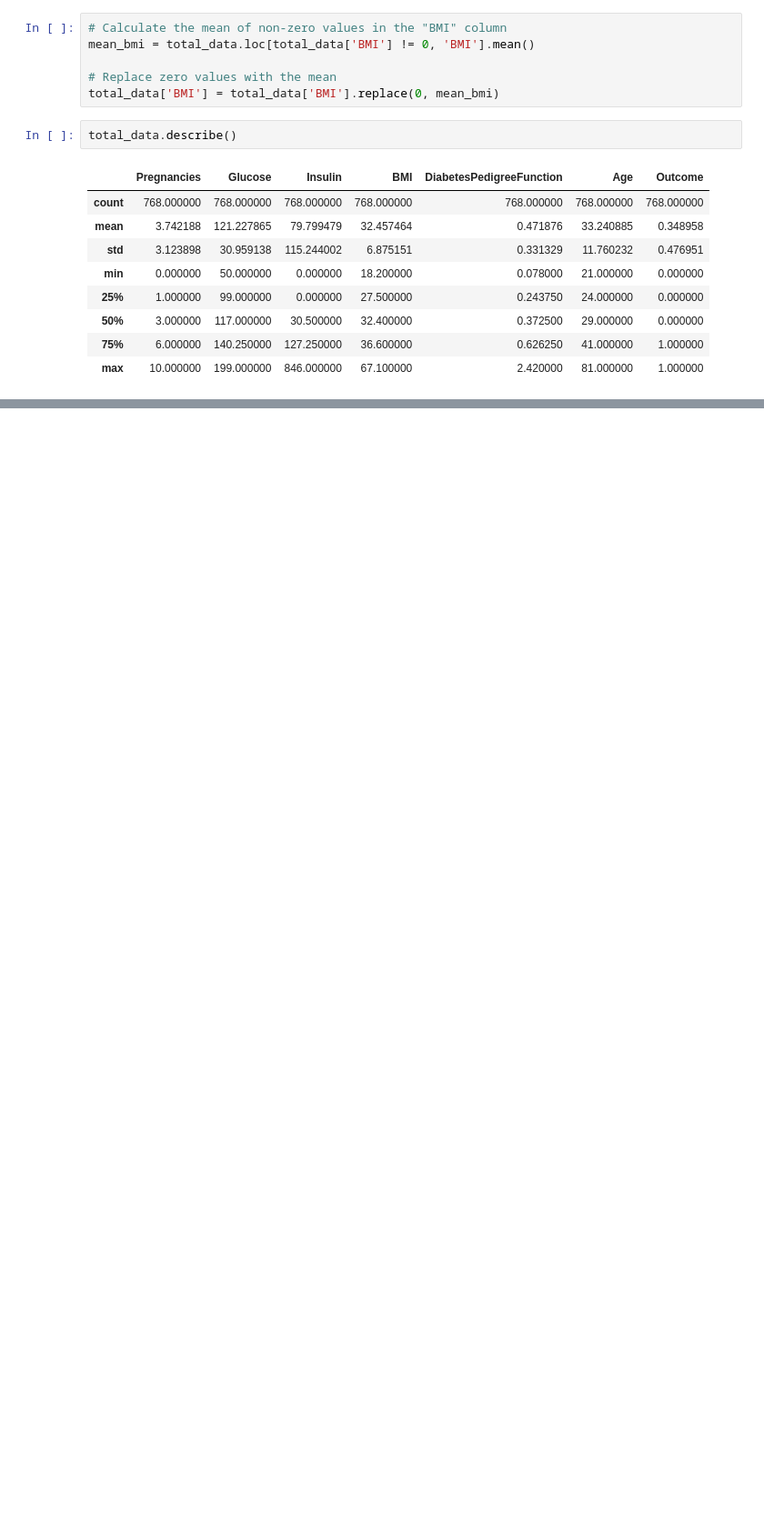
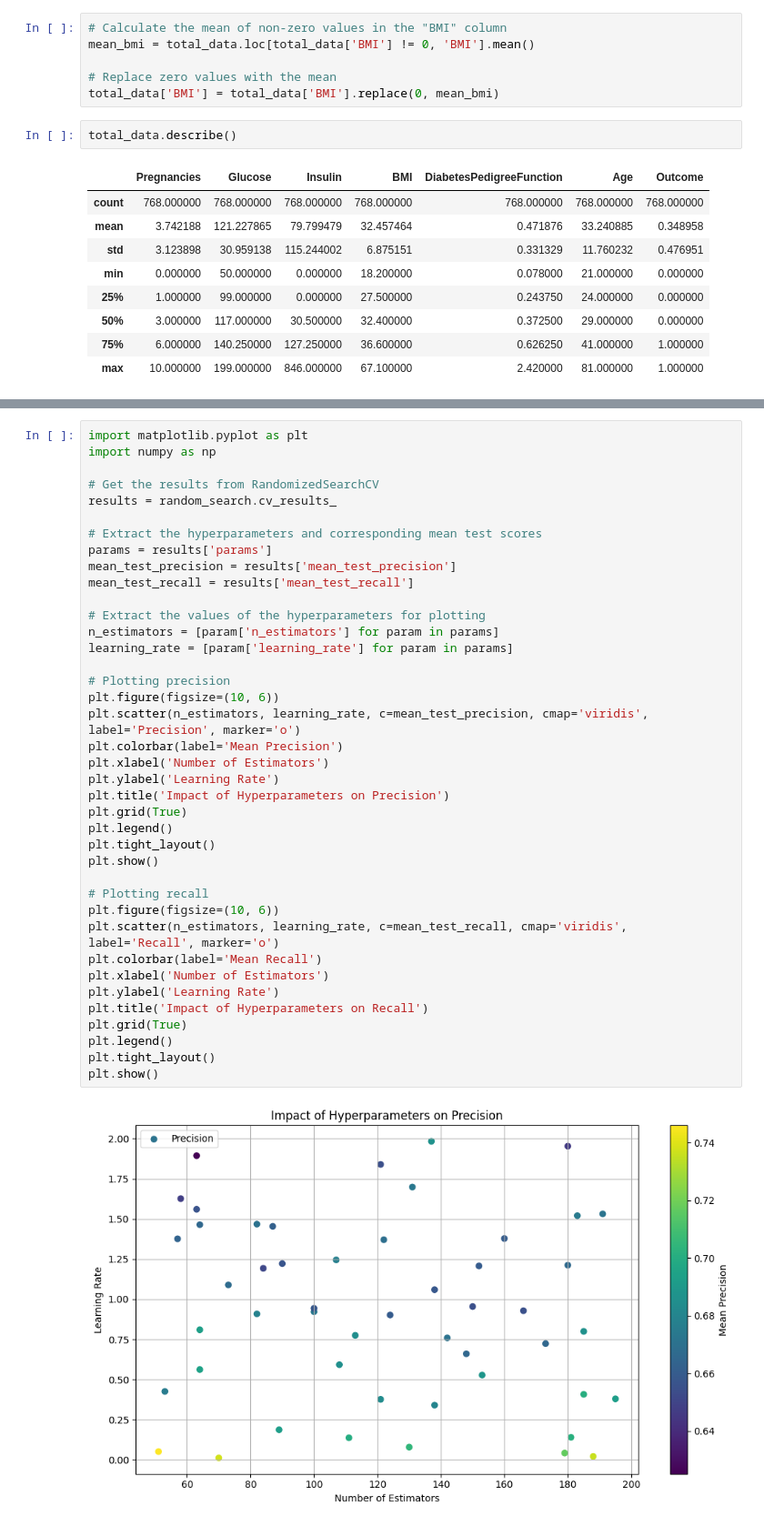
Before and after one commit to alissalandra/alissalandra-boosting-algorithms, a Jupyter notebook: src/explore.ipynb, the cells around one changed output, grey strips where cells are left out. Shown: that part at 91% size. Drawn from its saved outputs; the diff is of its cells as text; blank space fills up the shorter version.

```diff
--- a/src/explore.ipynb
+++ b/src/explore.ipynb
@@ -281,0 +478,41 @@ Feature Importances:
+# %%
+import matplotlib.pyplot as plt
+import numpy as np
+
+# Get the results from RandomizedSearchCV
+results = random_search.cv_results_
+
+# Extract the hyperparameters and corresponding mean test scores
+params = results['params']
+mean_test_precision = results['mean_test_precision']
+mean_test_recall = results['mean_test_recall']
+
+# Extract the values of the hyperparameters for plotting
+n_estimators = [param['n_estimators'] for param in params]
+learning_rate = [param['learning_rate'] for param in params]
+
+# Plotting precision
+plt.figure(figsize=(10, 6))
+plt.scatter(n_estimators, learning_rate, c=mean_test_precision, cmap='viridis', label='Precision', marker='o')
+plt.colorbar(label='Mean Precision')
+plt.xlabel('Number of Estimators')
+plt.ylabel('Learning Rate')
+plt.title('Impact of Hyperparameters on Precision')
+plt.grid(True)
+plt.legend()
+plt.tight_layout()
+plt.show()
+
+# Plotting recall
+plt.figure(figsize=(10, 6))
+plt.scatter(n_estimators, learning_rate, c=mean_test_recall, cmap='viridis', label='Recall', marker='o')
+plt.colorbar(label='Mean Recall')
+plt.xlabel('Number of Estimators')
+plt.ylabel('Learning Rate')
+plt.title('Impact of Hyperparameters on Recall')
+plt.grid(True)
+plt.legend()
+plt.tight_layout()
+plt.show()
+# %% [output]
+[figure, added]
```
Also changed, not shown: parts of 6 cells of this notebook.
